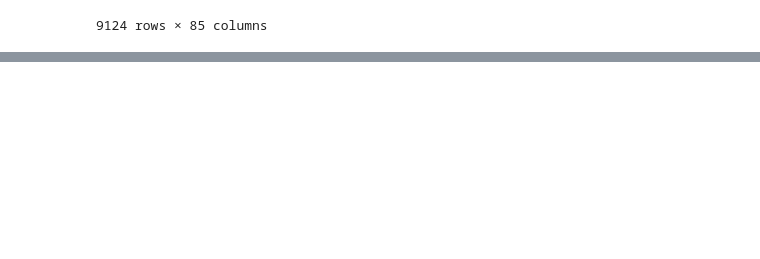
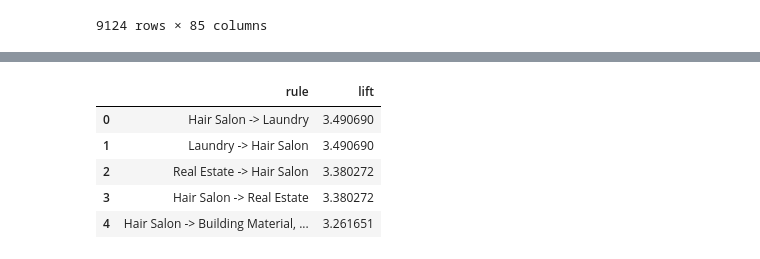
Before and after one commit to Anou-shka/SC4020_Project_2, a Jupyter notebook: Task_1/cityB.ipynb, the cells around one changed output, grey strips where cells are left out. Saved outputs shown, nothing was run; the diff lists cells and outputs as text; code cells hidden in the pictures; blank space fills up the shorter version.

```diff
--- a/Task_1/cityB.ipynb
+++ b/Task_1/cityB.ipynb
@@ -125,0 +145,24 @@ print(rules.head())
+# %%
+# keep only antecedents, consequents and lift
+rulesB = rules.copy()[["antecedents", "consequents", "lift"]]
+# combine antecedents and consequents into a rule column with this format: (antecedents) -> (consequents)
+rule_col = (
+    rulesB["antecedents"].apply(lambda x: ", ".join(list(x)))
+    + " -> "
+    + rulesB["consequents"].apply(lambda x: ", ".join(list(x)))
+)
+# insert rule column into df
+rulesB.insert(0, "rule", rule_col)
+# drop antecedents and consequents
+rulesB.drop(["antecedents", "consequents"], axis="columns", inplace=True)
+# sort by lift and reset index
+rulesB = rulesB.sort_values("lift", ascending=False).reset_index(drop=True)
+# %%
+rulesB.head()
+# %% [output]
+|  | rule | lift |
+| 0 | Hair Salon -> Laundry | 3.490690 |
+| 1 | Laundry -> Hair Salon | 3.490690 |
+| 2 | Real Estate -> Hair Salon | 3.380272 |
+| 3 | Hair Salon -> Real Estate | 3.380272 |
+| 4 | Hair Salon -> Building Material, ... | 3.261651 |
```
Also changed, not shown: parts of 7 cells of this notebook, 16 other files.
